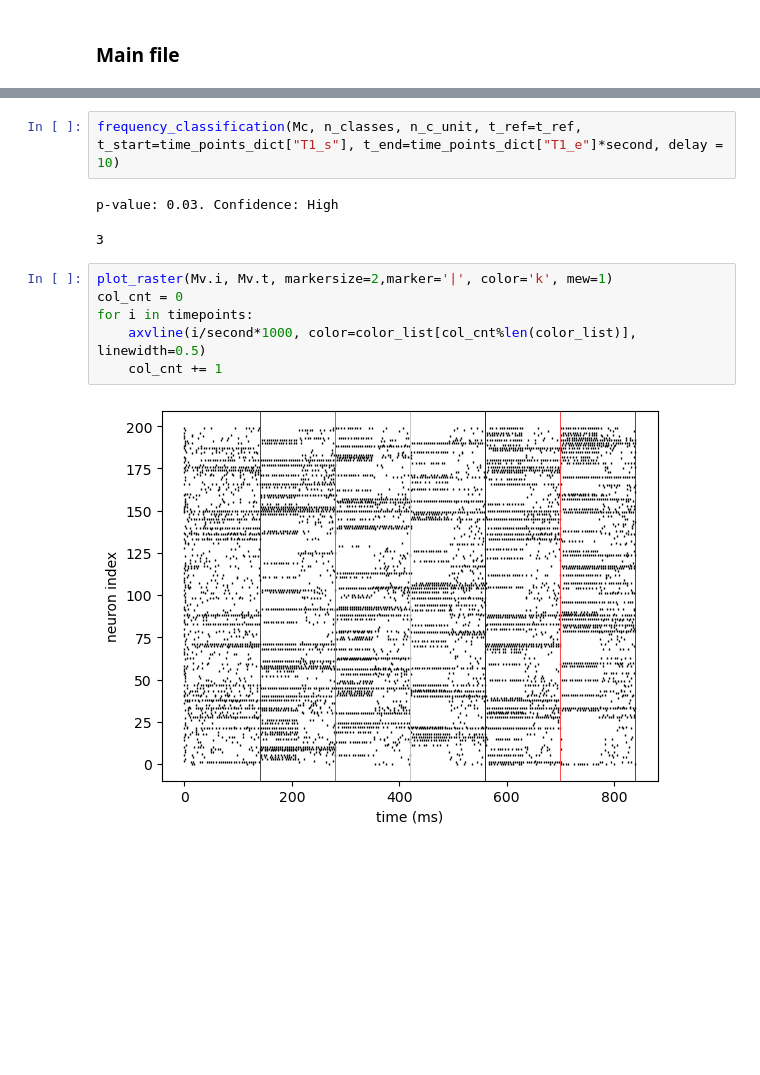
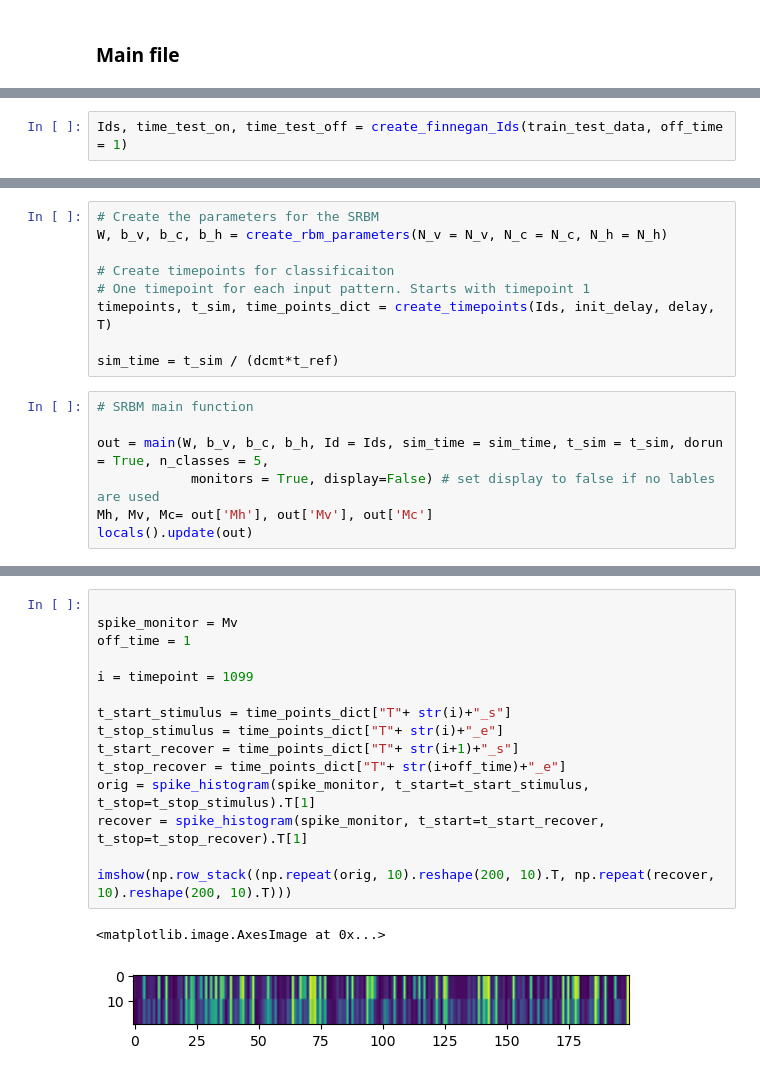
Before and after one commit to danvdm/spikingdentategyrus, a Jupyter notebook: scripts/main.ipynb, the cells around one changed output, grey strips where cells are left out. Saved outputs shown, nothing was run; the diff lists cells and outputs as text; blank space fills up the shorter version.

Commit message:
Now the thing runs with the finnegan data

```diff
--- a/scripts/main.ipynb
+++ b/scripts/main.ipynb
@@ -77,0 +44,2 @@ plt.show()
+# %%
+Ids, time_test_on, time_test_off = create_finnegan_Ids(train_test_data, off_time = 1)
@@ -77,0 +48,16 @@ plt.show()
+# %%
+# Create the parameters for the SRBM
+W, b_v, b_c, b_h = create_rbm_parameters(N_v = N_v, N_c = N_c, N_h = N_h)
+
+# Create timepoints for classificaiton
+# One timepoint for each input pattern. Starts with timepoint 1
+timepoints, t_sim, time_points_dict = create_timepoints(Ids, init_delay, delay, T)
+
+sim_time = t_sim / (dcmt*t_ref)
+# %%
+# SRBM main function
+
+out = main(W, b_v, b_c, b_h, Id = Ids, sim_time = sim_time, t_sim = t_sim, dorun = True, n_classes = 5,
+            monitors = True, display=False) # set display to false if no lables are used
+Mh, Mv, Mc= out['Mh'], out['Mv'], out['Mc']
+locals().update(out)
@@ -180,13 +77,18 @@ for i in timepoints:
-# %%
-frequency_classification(Mc, n_classes, n_c_unit, t_ref=t_ref, t_start=time_points_dict["T1_s"], t_end=time_points_dict["T1_e"]*second, delay = 10)
-# %% [output]
-p-value: 0.03. Confidence: High
-3
-# %%
-plot_raster(Mv.i, Mv.t, markersize=2,marker='|', color='k', mew=1)
-col_cnt = 0
-for i in timepoints:
-    axvline(i/second*1000, color=color_list[col_cnt%len(color_list)], linewidth=0.5)
-    col_cnt += 1
-# %% [output]
-[figure, removed]
+# %%
+
+spike_monitor = Mv
+off_time = 1
+
+i = timepoint = 1099
+
+t_start_stimulus = time_points_dict["T"+ str(i)+"_s"]
+t_stop_stimulus = time_points_dict["T"+ str(i)+"_e"]
+t_start_recover = time_points_dict["T"+ str(i+1)+"_s"]
+t_stop_recover = time_points_dict["T"+ str(i+off_time)+"_e"]
+orig = spike_histogram(spike_monitor, t_start=t_start_stimulus, t_stop=t_stop_stimulus).T[1]
+recover = spike_histogram(spike_monitor, t_start=t_start_recover, t_stop=t_stop_recover).T[1]
+
+imshow(np.row_stack((np.repeat(orig, 10).reshape(200, 10).T, np.repeat(recover, 10).reshape(200, 10).T)))
+# %% [output]
+<matplotlib.image.AxesImage at 0x...>
+[figure, added]
```
Also changed, not shown: parts of 25 cells of this notebook, 11 other files.
